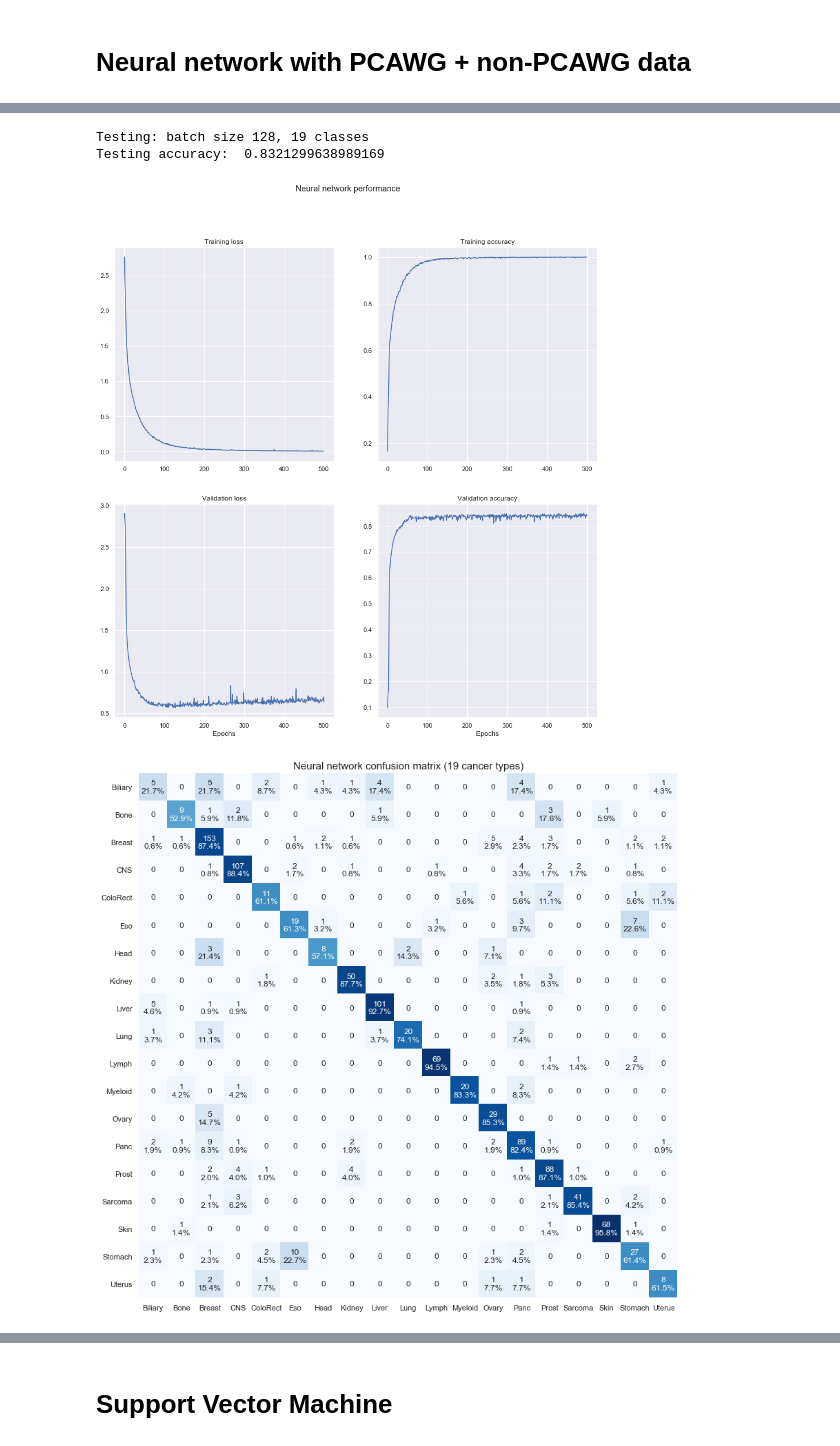
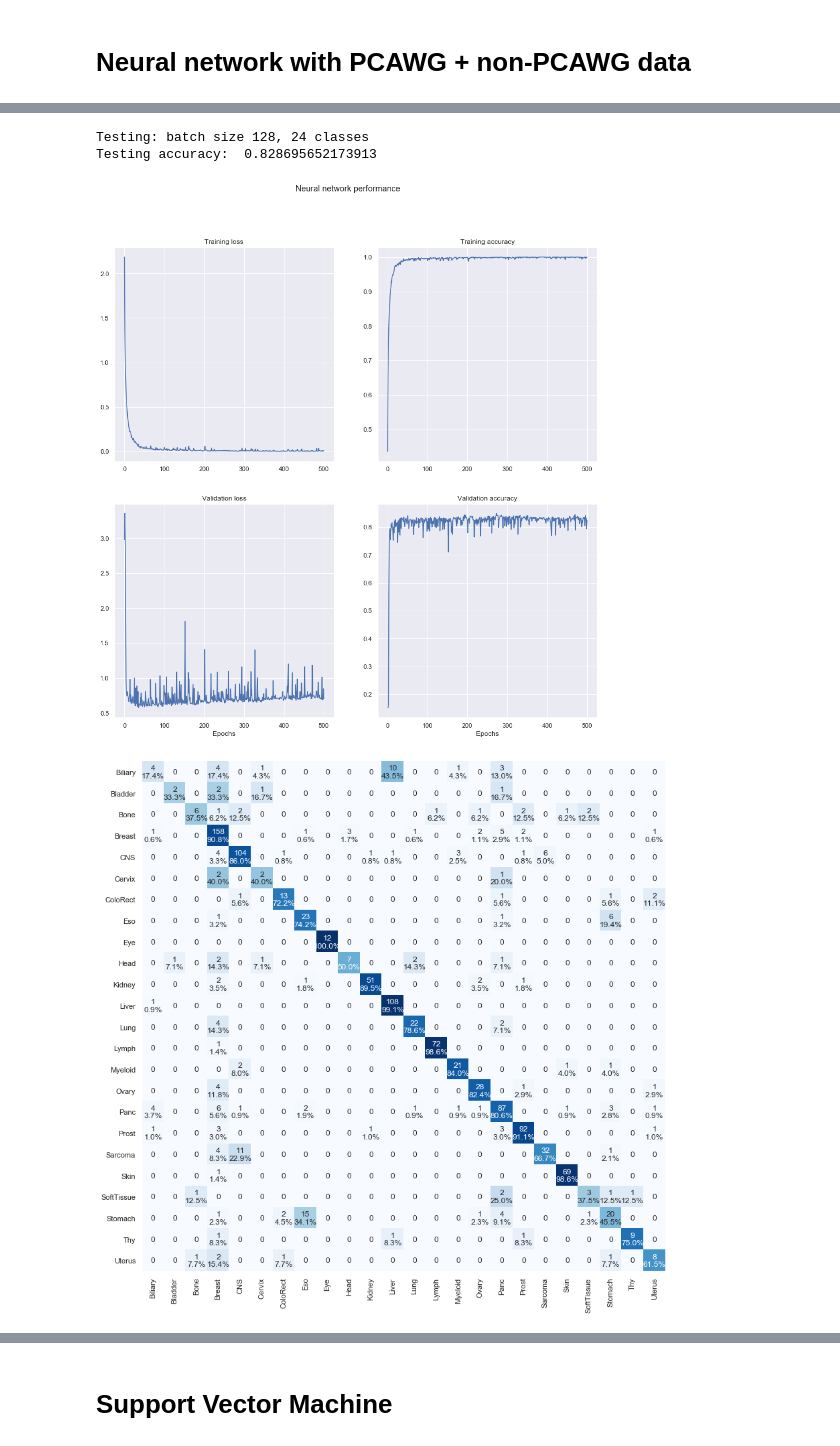
Before and after one commit to dovydask/MLMB-project, a Jupyter notebook: group_project.ipynb, the cells around one changed output, grey strips where cells are left out. Drawn from its saved outputs; the diff is of its cells as text; code cells hidden in the pictures.

```diff
--- a/group_project.ipynb
+++ b/group_project.ipynb
@@ -76,6 +76,8 @@ PCAWG_wgs_act.head(2)
 2 rows × 68 columns
 # %%
 nonPCAWG_wgs_mut = pd.read_csv ("./project_data/catalogs/WGS/WGS_Other.96.csv")
+# fix labels so that it's consistent with PCAWG_wgs_mut's
+nonPCAWG_wgs_mut.columns = [i if "AdenoCa" not in i else i.replace("AdenoCa", "AdenoCA") for i in nonPCAWG_wgs_mut.columns]
 nonPCAWG_wgs_mut.head(2)
 print(set([s.split('::')[0].split('-')[-1] for s in nonPCAWG_wgs_mut.columns[2:]]))
 # %% [output]
@@ -605,7 +546,7 @@ def prepare_network_data(data, test_prop):
 
     return train_data, validation_data, test_data, y_labs, n_classes
 
-def train_network(net, train_data, validation_data, batch_size, epochs, learning_rate, k, device):
+def train_network(net, train_data, validation_data, batch_size, epochs, learning_rate, device):
     """
     input
         net: torch.nn.model; neural network model
@@ -643,10 +584,9 @@ def train_network(net, train_data, validation_data, batch_size, epochs, learning
             outs = outputs.cpu().data.numpy()
             targs = target.cpu().data.numpy()
             for i in range(outs.shape[0]):
-                top_k = outs[i].argsort()[-k:][::-1]
-                #guess = np.where(outs[i] == max(outs[i]))[0][0]
+                guess = np.where(outs[i] == max(outs[i]))[0][0]
                 actual = np.where(targs[i] == 1)[0][0]
-                if actual in top_k:
+                if guess == actual:
                     n_correct += 1
 
             train_loss.backward()
@@ -667,10 +607,9 @@ def train_network(net, train_data, validation_data, batch_size, epochs, learning
                 outs = outputs.cpu().data.numpy()
                 targs = target.cpu().data.numpy()
                 for i in range(outs.shape[0]):
-                    top_k = outs[i].argsort()[-k:][::-1]
-                    #guess = np.where(outs[i] == max(outs[i]))[0][0]
+                    guess = np.where(outs[i] == max(outs[i]))[0][0]
                     actual = np.where(targs[i] == 1)[0][0]
-                    if actual in top_k:
+                    if guess == actual:
                         val_n_correct += 1
 
         val_loss = val_loss / len(validation_data_loader)
@@ -684,7 +623,7 @@ def train_network(net, train_data, validation_data, batch_size, epochs, learning
 
     return net, stats
 
-def test_network(net, test_data, batch_size, n_classes, k, device):
+def test_network(net, test_data, batch_size, n_classes, device):
     """
     input
         net: torch.nn.model; a trained neural network
@@ -709,11 +648,10 @@ def test_network(net, test_data, batch_size, n_classes, k, device):
             outs = outputs.cpu().data.numpy()
             targs = target.cpu().data.numpy()
             for i in range(outs.shape[0]):
-                top_k = outs[i].argsort()[-k:][::-1]
                 guess = np.where(outs[i] == max(outs[i]))[0][0]
                 actual = np.where(targs[i] == 1)[0][0]
                 cmat[actual, guess] += 1
-                if actual in top_k:
+                if guess == actual:
                     n_correct += 1
 
     accuracy = n_correct/len(test_data)
@@ -751,16 +689,15 @@ Below a 5 layer neural network (3 hidden layers) is trained on combined PCAWG an
 # %%
-d1 = construct_dataset(PCAWG_wgs_mut, subtypes=False, six_channels=False, sample_cutoff=0)
-d2 = construct_dataset(nonPCAWG_wgs_mut, subtypes=False, six_channels=False, sample_cutoff=0)
+d1 = construct_dataset(PCAWG_wgs_mut, subtypes=False, six_channels=False, sample_cutoff=10)
+d2 = construct_dataset(nonPCAWG_wgs_mut, subtypes=False, six_channels=False, sample_cutoff=10)
 data_nn = pd.concat([d1, d2])
 data_nn = data_nn.drop("ALL")
 data_nn = data_nn.rename(index = {"Ewings": "Sarcoma"})
 data_nn = data_nn.rename(index = {"AML": "Myeloid"})
-data_nn = data_nn.drop(manual_drop(data_nn.index.values, 50))
 data_nn = data_nn.sort_index()
 
 batch_size = 128
-hidden_layer_size = 512
-learning_rate = 0.005
+hidden_layer_size = 2048
+learning_rate = 0.015
 epochs = 500
 test_prop = 0.25
 device = torch.device("cuda:0" if torch.cuda.is_available() else "cpu")
@@ -769,5 +706,5 @@ train_data, validation_data, test_data, labels, n_classes = prepare_network_data
 net = NeuralNetwork(input_shape=data_nn.shape[1], output_shape=len(set(data_nn.index.values)), hidden_dim=hidden_layer_size)
 net.to(device)
 net, stats = train_network(net=net, train_data=train_data, validation_data=validation_data, batch_size=batch_size, epochs=epochs,
-                           learning_rate=learning_rate, k=1, device=device)
+                           learning_rate=learning_rate, device=device)
 # %% [output]
@@ -784,11 +722,11 @@ The validation results display good classification accuracy - ~84 percent. Train
 # %%
-accuracy, cmat = test_network(net, test_data, 128, n_classes, k=1, device=device)
+accuracy, cmat = test_network(net, test_data, 128, n_classes, device=device)
 print("Testing accuracy: ", accuracy)
 plot_nn_statistics(stats)
 confusion_matrix_plot(cmat, labels, "Neural network confusion matrix (" + str(n_classes) + " cancer types)")
 # %% [output]
-Testing: batch size 128, 19 classes
-Testing accuracy:  0.8321299638989169
+Testing: batch size 128, 24 classes
+Testing accuracy:  0.828695652173913
-[figure, old version]
+[figure, new version]
-[figure, old version]
+[figure, new version]
 # %% [markdown]
```
Also changed, not shown: parts of 40 cells of this notebook.
